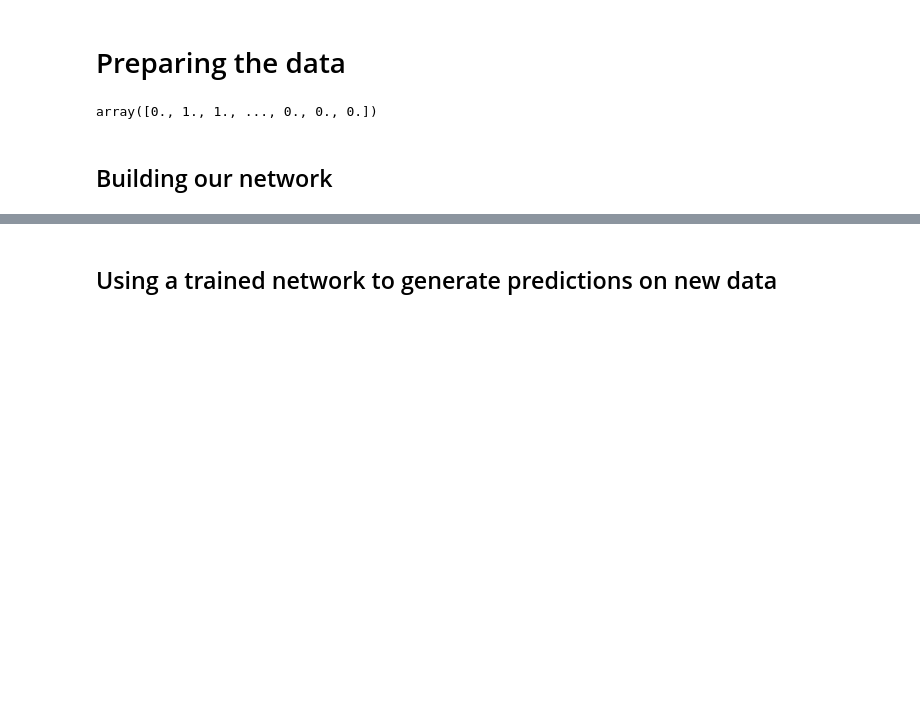
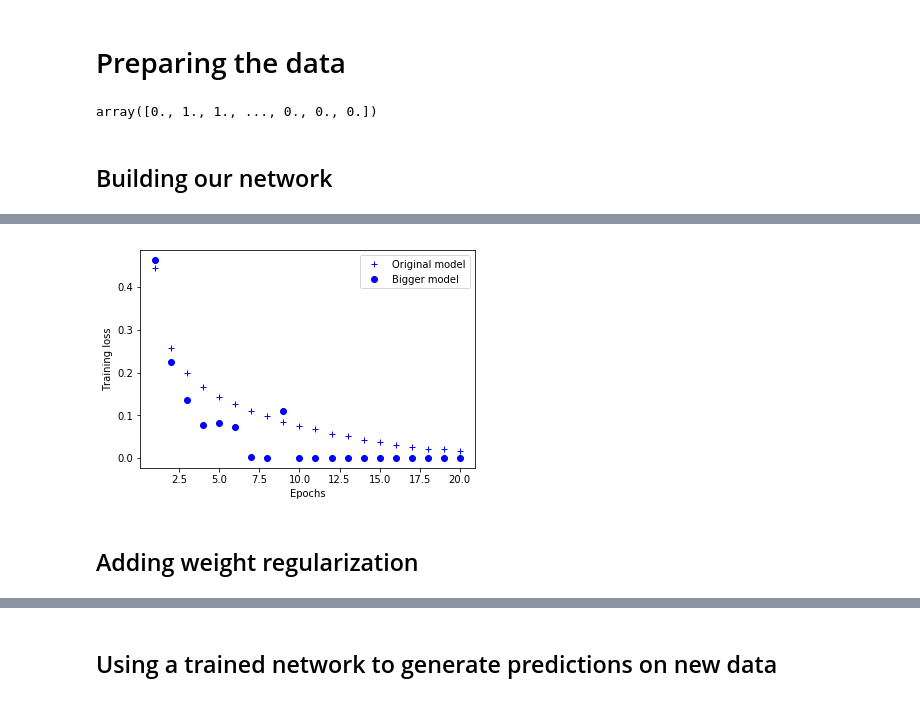
Before and after one commit to GAnagno/Word-Embedding, a Jupyter notebook: Classifying Movie Reviews.ipynb, the cells around one changed output, grey strips where cells are left out. Saved outputs shown, nothing was run; the diff lists cells and outputs as text; code cells hidden in the pictures; blank space fills up the shorter version.

```diff
--- a/Classifying Movie Reviews.ipynb
+++ b/Classifying Movie Reviews.ipynb
@@ -160,0 +201,15 @@ plt.show()
+# %%
+original_train_loss = original_hist.history['loss']
+bigger_model_train_loss = bigger_model_hist.history['loss']
+
+plt.plot(epochs, original_train_loss, 'b+', label='Original model')
+plt.plot(epochs, bigger_model_train_loss, 'bo', label='Bigger model')
+plt.xlabel('Epochs')
+plt.ylabel('Training loss')
+plt.legend()
+
+plt.show()
+# %% [output]
+[figure, added]
+# %% [markdown]
+## Adding weight regularization
```
Also changed, not shown: parts of 31 cells of this notebook.
